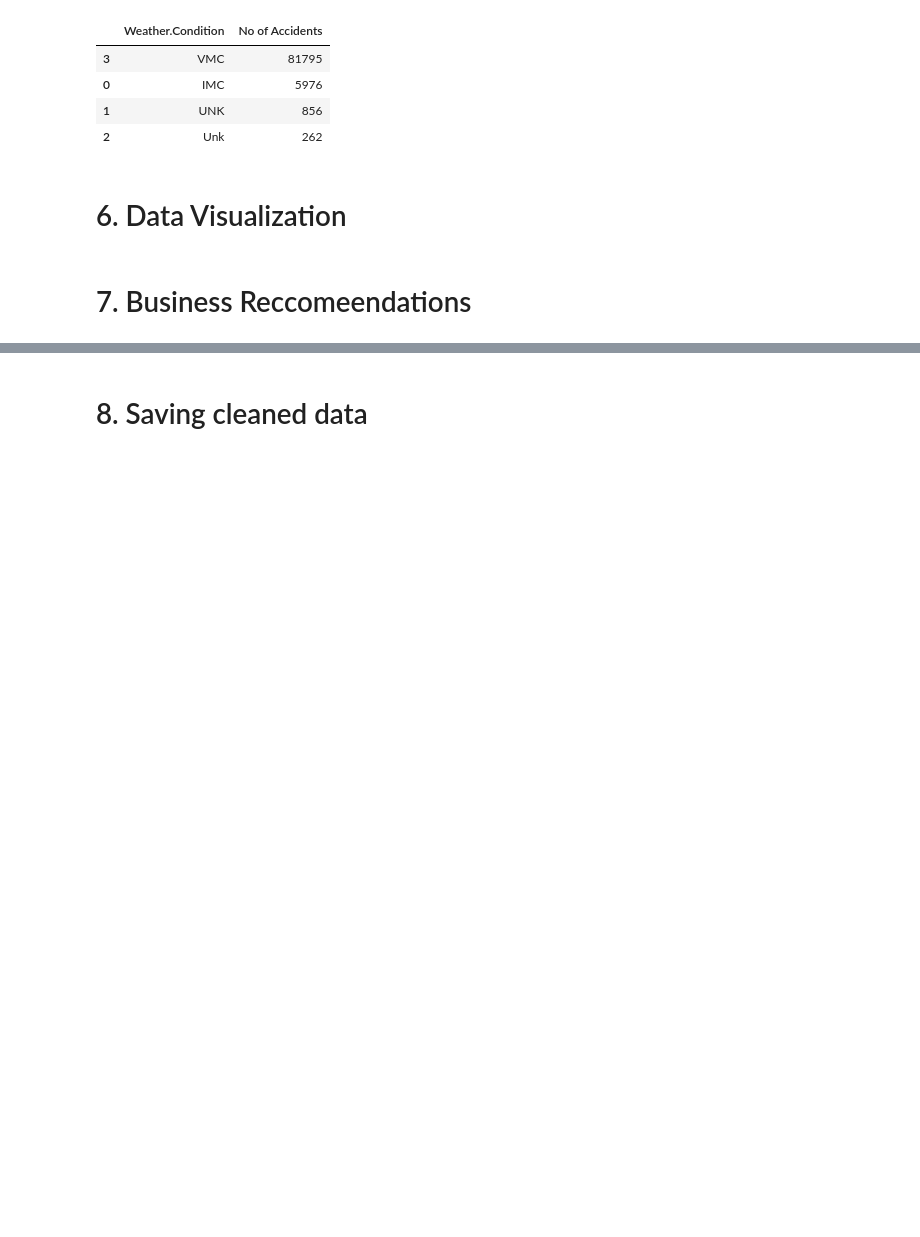
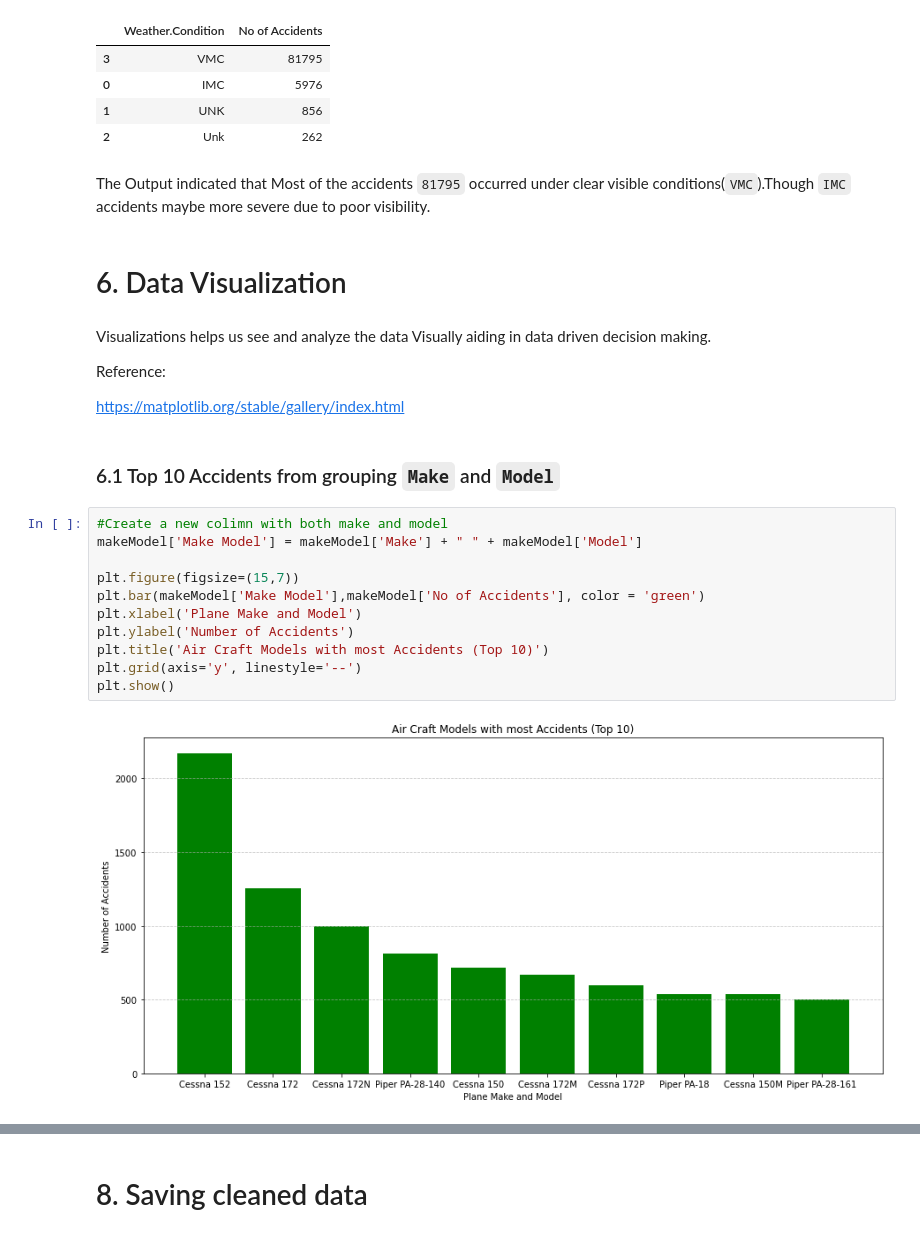
Before and after one commit to Muthonikiboi/Risk-Analysis-for-Safe-Aircraft-Investment, a Jupyter notebook: index.ipynb, the cells around one changed output, grey strips where cells are left out. Drawn from its saved outputs; the diff is of its cells as text; blank space fills up the shorter version.

Commit message:
ADD:Data Visualization and Saving cleaned Data

```diff
--- a/index.ipynb
+++ b/index.ipynb
@@ -339,7 +369,28 @@ weather
 | 0 | IMC | 5976 |
 | 1 | UNK | 856 |
 | 2 | Unk | 262 |
+# %% [markdown]
+The Output indicated that Most of the accidents `81795` occurred under clear visible conditions(`VMC`).Though `IMC` accidents maybe more severe due to poor visibility.
 # %% [markdown]
 # 6. Data Visualization
-# %% [markdown]
-# 7. Business Reccomeendations
+# %% [markdown]
+Visualizations helps us see and analyze the data Visually aiding in data driven decision making.
+
+Reference:
+
+https://matplotlib.org/stable/gallery/index.html
+# %% [markdown]
+### 6.1 Top 10 Accidents from grouping `Make` and `Model`
+# %%
+#Create a new colimn with both make and model
+makeModel['Make Model'] = makeModel['Make'] + " " + makeModel['Model']
+
+plt.figure(figsize=(15,7))
+plt.bar(makeModel['Make Model'],makeModel['No of Accidents'], color = 'green')
+plt.xlabel('Plane Make and Model')
+plt.ylabel('Number of Accidents')
+plt.title('Air Craft Models with most Accidents (Top 10)')
+plt.grid(axis='y', linestyle='--')
+plt.show()
+# %% [output]
+[figure, added]
```
Also changed, not shown: parts of 28 cells of this notebook, 2 other files.
